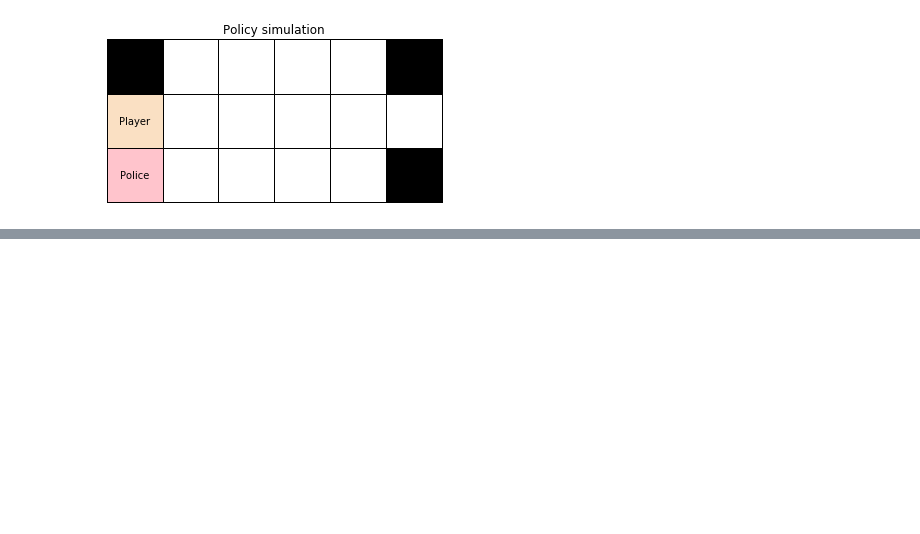
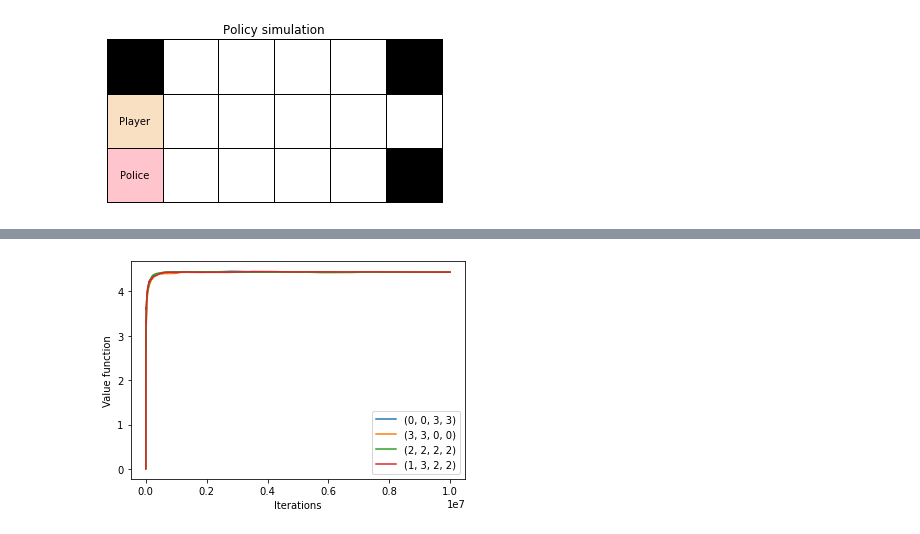
Before and after one commit to Jonrunar95/EL2805, a Jupyter notebook: Lab1/lab1.ipynb, the cells around one changed output, grey strips where cells are left out. Cells and saved outputs as stored; diff of their text form; code cells hidden in the pictures; blank space fills up the shorter version.

```diff
--- a/Lab1/lab1.ipynb
+++ b/Lab1/lab1.ipynb
@@ -236,0 +247,7 @@ mz.animate_solution(maze, path, start)
+# %%
+# Q-learning for different intial states
+initialStates = [(0,0,3,3), (3,3,0,0), (2,2,2,2), (1,3,2,2)]
+value = []
+for s in initialStates:
+    Q, v = mz.Q_learning(env,iters=10000000, start = s)
+    value.append(v)
@@ -236,0 +266,11 @@ mz.animate_solution(maze, path, start)
+# %%
+# Plot it
+from matplotlib import pyplot as plt
+for i in range(len(value)):
+    plt.plot(value[i], label=str(initialStates[i]))
+plt.xlabel("Iterations")
+plt.ylabel("Value function")
+plt.legend()
+plt.show()
+# %% [output]
+[figure, added]
```
Also changed, not shown: parts of 8 cells of this notebook, 1 other file.
